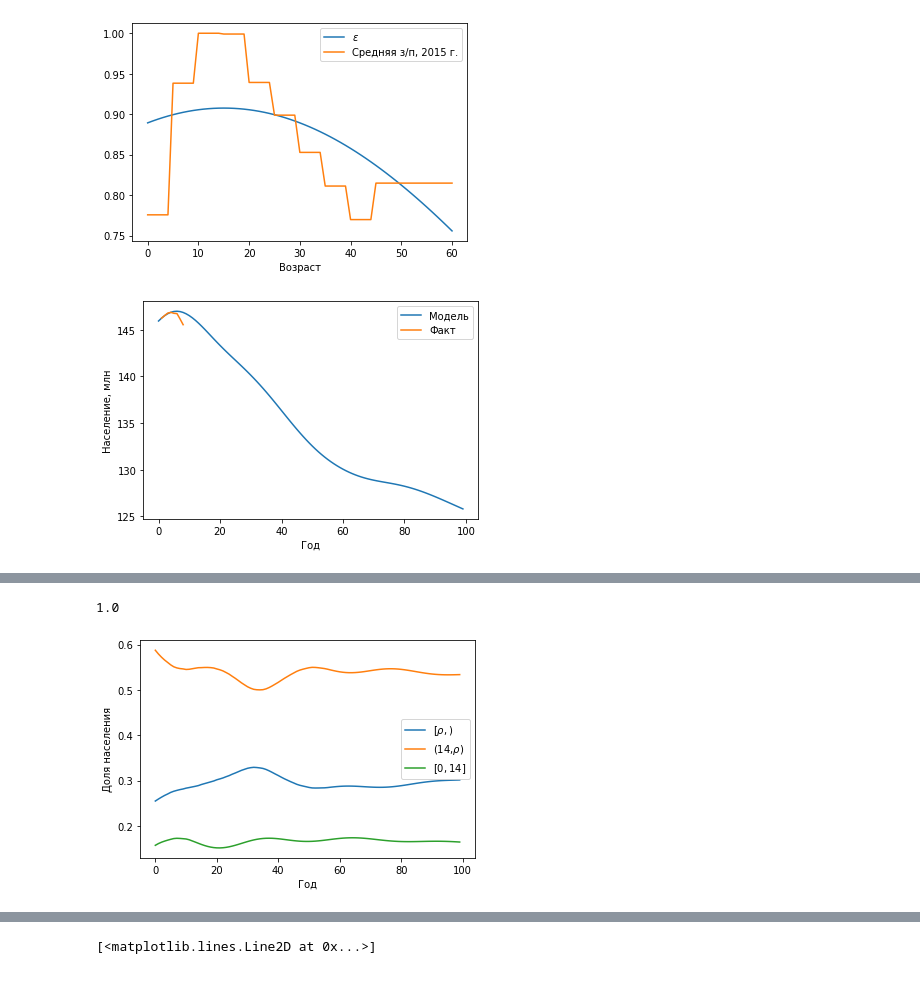
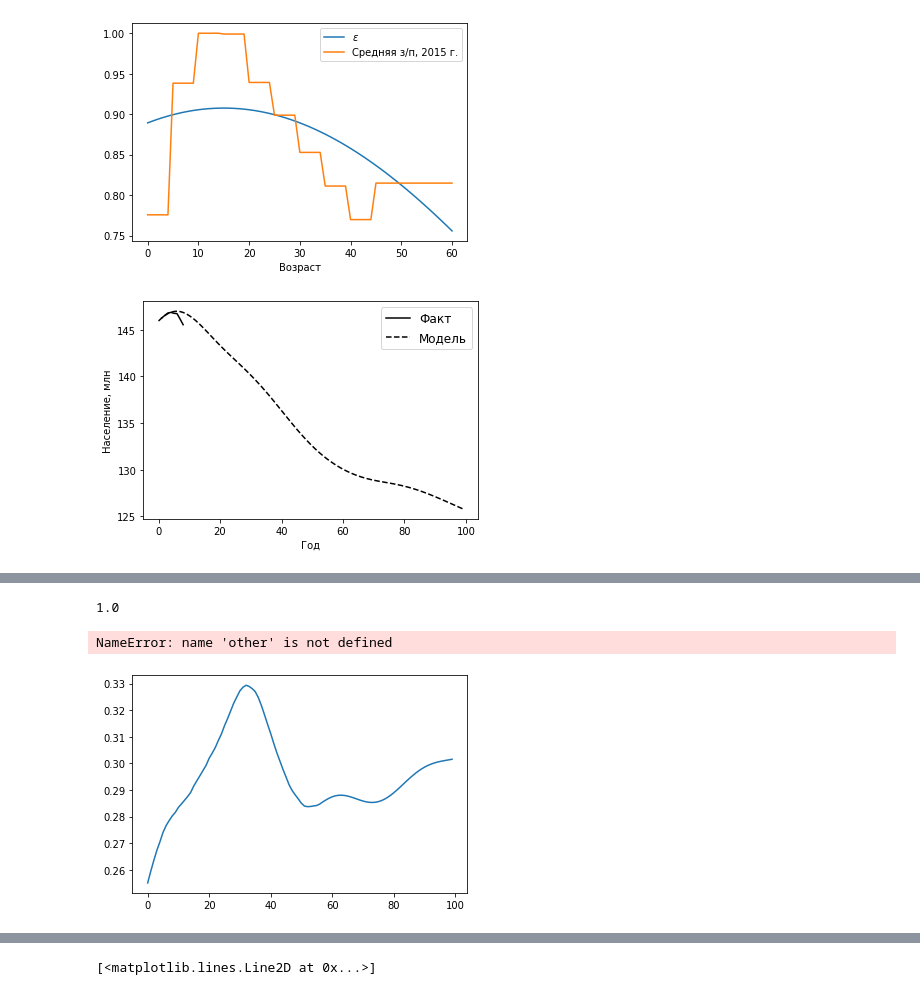
Before and after one commit to mkhlgrv/olg, a Jupyter notebook: steady_state.ipynb, the cells around one changed output, grey strips where cells are left out. Saved outputs shown, nothing was run; the diff lists cells and outputs as text; code cells hidden in the pictures.

```diff
--- a/steady_state.ipynb
+++ b/steady_state.ipynb
@@ -139,5 +217,5 @@ olg = OLG_model(G=60,T=250,N=N,epsilon=epsilon, rho=rho,
 # niter = 30
 # tol = 10e-5
 # %%
-# with open('olg_baseline.file', 'rb') as f:
-#     olg_baseline = pickle.load(f)
+with open('olg_baseline_beta093_adaptive_sigma.file', 'rb') as f:
+    olg = pickle.load(f)
@@ -190,3 +273,5 @@ with open(f'olg_baseline.file', 'rb') as f:
     olg_baseline = pickle.load(f)
 with open(f'olg_sigma_low.file', 'rb') as f:
     olg_sigma_low = pickle.load(f)
+with open(f'olg_baseline_with_reform.file', 'rb') as f:
+    olg_reform = pickle.load(f)
@@ -746,14 +1008,15 @@ with_migration = {name:np.array(pyreadr.read_r(f"{name}.Rda")[f"{name}"])
 # %%
 fact_pop =[None,146.267288, 146.544710, 146.804372, 146.880432, 146.780720,146.748590, 146.171015, 145.557576]
 # %%
-plt.plot((with_migration["N_female"].sum(axis=1)+with_migration["N_male"].sum(axis=1))[:100], label = "Модель")
-plt.plot(fact_pop, label = 'Факт')
+plt.plot(fact_pop, label = 'Факт', color="black")
+plt.plot((with_migration["N_female"].sum(axis=1)+with_migration["N_male"].sum(axis=1))[:100], label = "Модель",linestyle="dashed", color="black")
+
 plt.ylabel('Население, млн')
 plt.xlabel('Год')
 plt.legend()
 plt.savefig('plots/population.pdf')
 # %% [output]
-[figure, old version]
+[figure, new version]
 # %%
 retirement = np.array([[val*rho_reform[0,g-21,t] if 21<=111-g+t<=80 else if 111-g+t>=55 else 0 for t, val in enumerate(row)]
                 for g, row in enumerate(with_migration["N_female"].transpose())
@@ -808,10 +1071,11 @@ plt.plot((children.sum(axis=0)/N_total)[:100], label=r"$[0,14]$")
 plt.legend()
 plt.ylabel('Доля населения')
 plt.xlabel('Год')
-# plt.title("Демографическая нагрузка, без реформы")
+plt.title("Демографическая нагрузка, без реформы")
 plt.savefig('plots/dependecy_ratio_bau.pdf')
 # %% [output]
+NameError: name 'other' is not defined
-[figure, old version]
+[figure, new version]
 # %%
 rho_all_ages_wo_ref = np.array([[1 if 111-g+t>=55 else 0 for t, val in enumerate(row)]
                 for g, row in enumerate(with_migration["N_female"].transpose())
```
Also changed, not shown: parts of 43 cells of this notebook, 11 other files.
